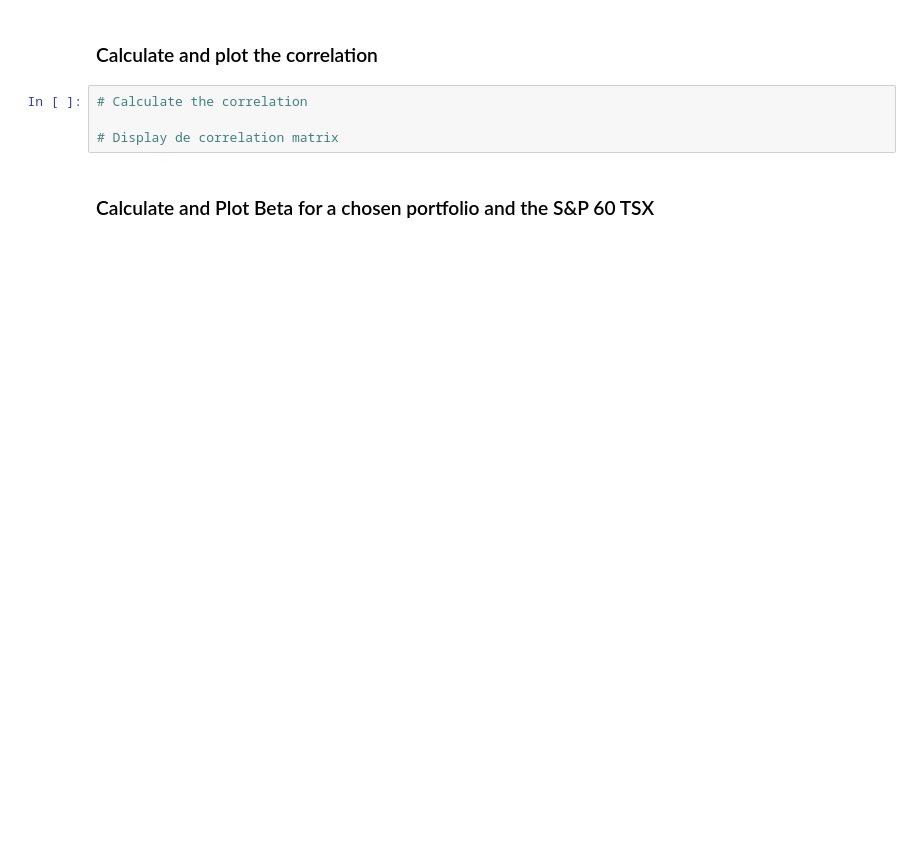
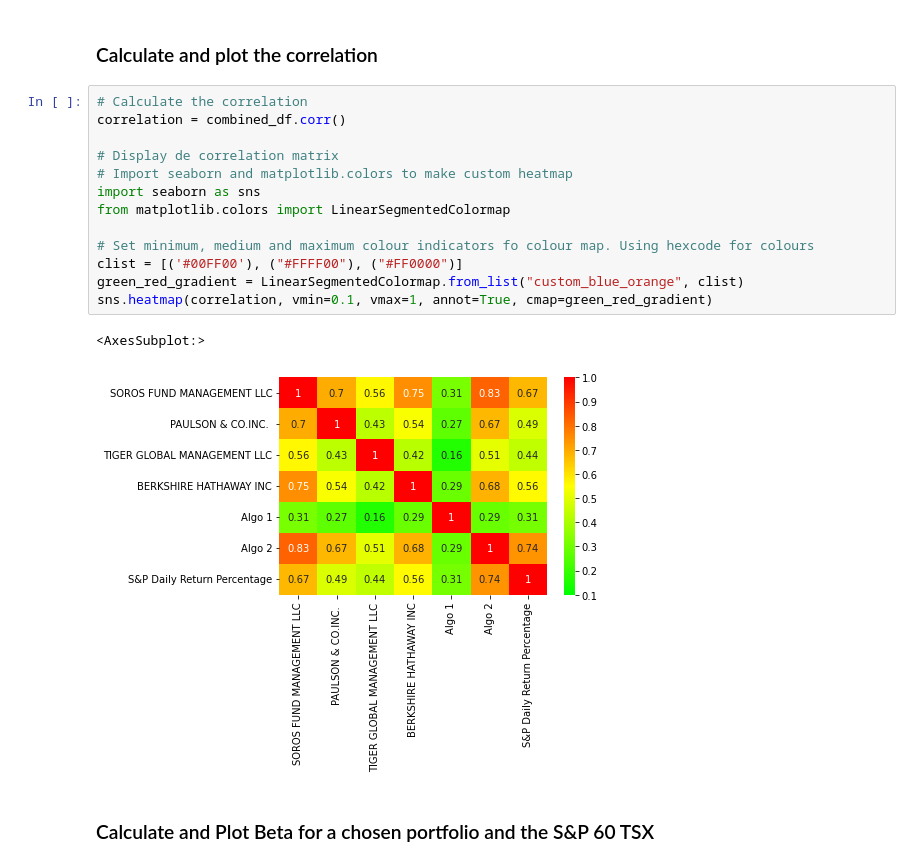
Before and after one commit to guninshahkhanna/Unit-4-Homework-Assignment-Gunin-Khanna, a Jupyter notebook: Instructions/Starter_Code/whale_analysis.ipynb, the cells around one changed output. Drawn from its saved outputs; the diff is of its cells as text; blank space fills up the shorter version.

```diff
--- a/Instructions/Starter_Code/whale_analysis.ipynb
+++ b/Instructions/Starter_Code/whale_analysis.ipynb
@@ -309,9 +313,21 @@ Risk changes over time. Analyze the rolling statistics for Risk and Beta.
 # %% [markdown]
 ### Calculate and plot the correlation
-# %%
-# Calculate the correlation
-
-# Display de correlation matrix
+# %%
+# Calculate the correlation
+correlation = combined_df.corr()
+
+# Display de correlation matrix
+# Import seaborn and matplotlib.colors to make custom heatmap
+import seaborn as sns
+from matplotlib.colors import LinearSegmentedColormap
+
+# Set minimum, medium and maximum colour indicators fo colour map. Using hexcode for colours
+clist = [('#00FF00'), ("#FFFF00"), ("#FF0000")]
+green_red_gradient = LinearSegmentedColormap.from_list("custom_blue_orange", clist)
+sns.heatmap(correlation, vmin=0.1, vmax=1, annot=True, cmap=green_red_gradient)
+# %% [output]
+<AxesSubplot:>
+[figure, added]
 # %% [markdown]
 ### Calculate and Plot Beta for a chosen portfolio and the S&P 60 TSX
 # %%
```
Also changed, not shown: parts of 25 cells of this notebook.
